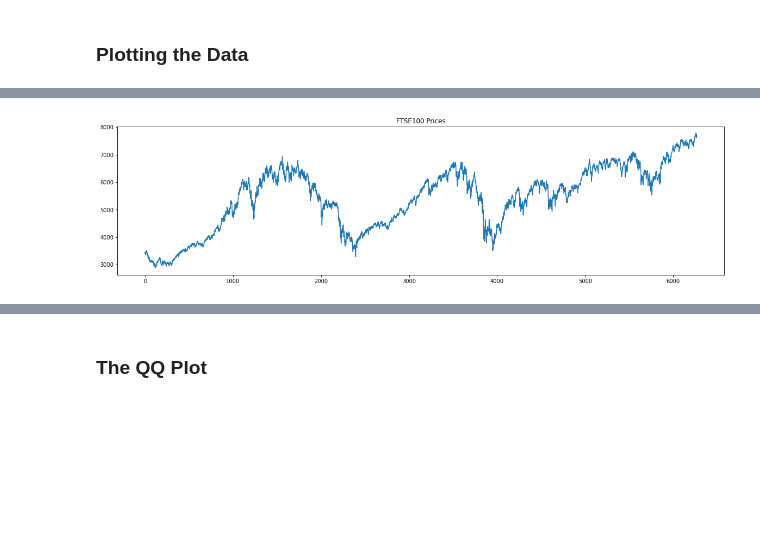
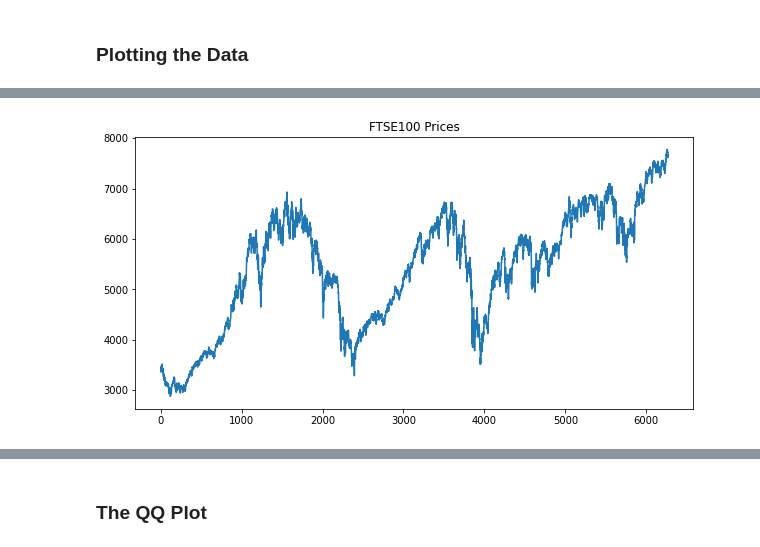
Before and after one commit to hebs095/curso-series-temporales, a Jupyter notebook: 1. Introduccion a las series temporales/Python/1_Python_Introducción_a_las_series_temporales.ipynb, the cells around one changed output, grey strips where cells are left out. Saved outputs shown, nothing was run; the diff lists cells and outputs as text; code cells hidden in the pictures; blank space fills up the shorter version.

```diff
--- a/1. Introduccion a las series temporales/Python/1_Python_Introducción_a_las_series_temporales.ipynb
+++ b/1. Introduccion a las series temporales/Python/1_Python_Introducción_a_las_series_temporales.ipynb
@@ -103,6 +103,6 @@ plt.show()
 # %%
-df_comp.ftse.plot(figsize=(20,5), title = "FTSE100 Prices")
+df_comp.ftse.plot(figsize=(10,5), title = "FTSE100 Prices")
 plt.show()
 # %% [output]
-[figure, old version]
+[figure, new version]
 # %%
```
Also changed, not shown: parts of 4 cells of this notebook.
